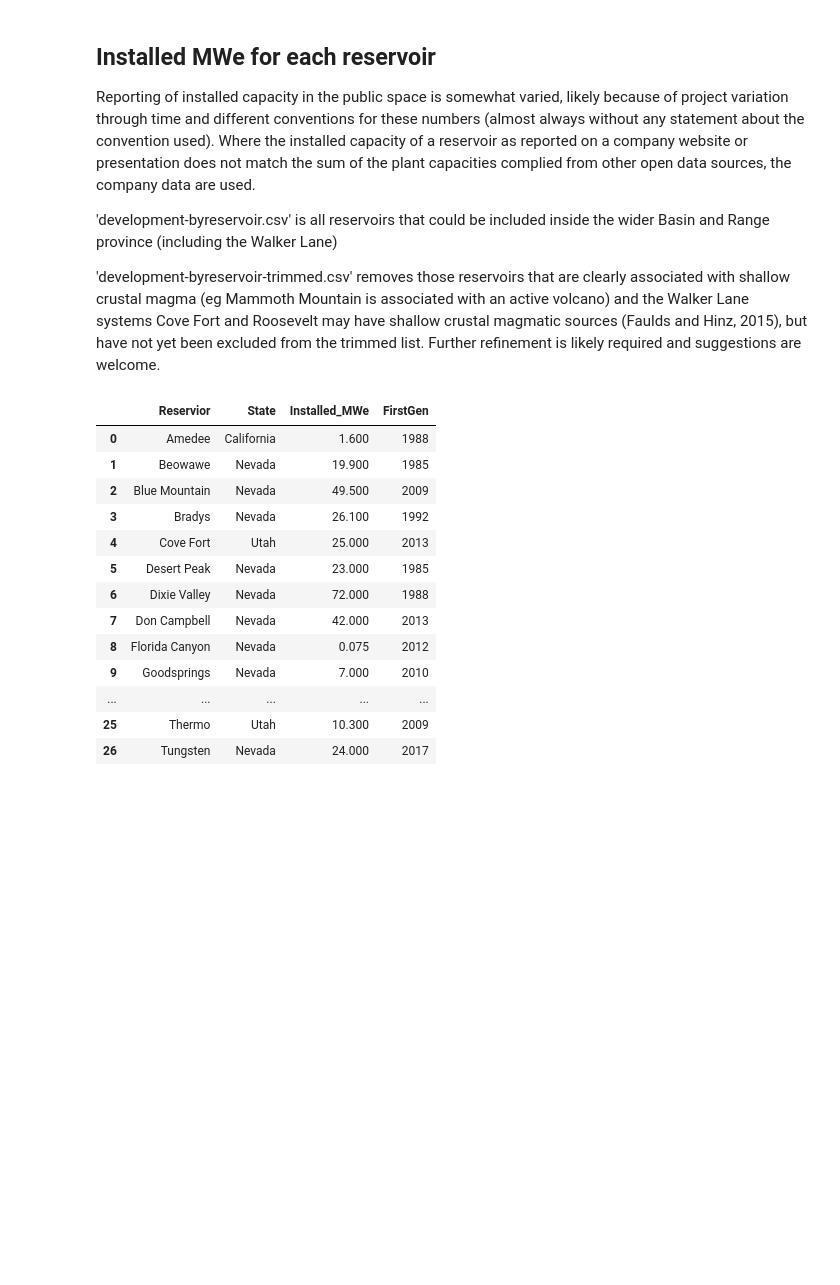
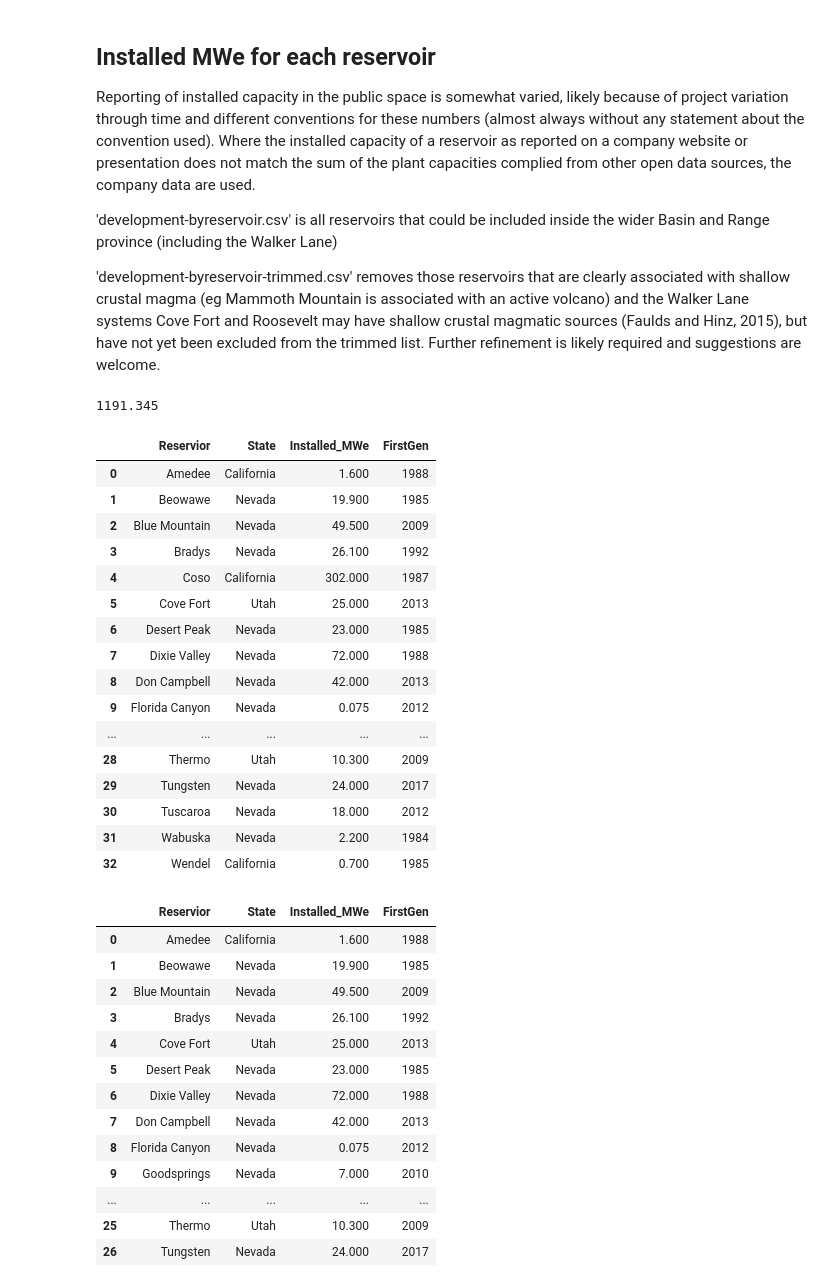
Before and after one commit to ICWallis/geothermal-cookbook, a Jupyter notebook: development-US-Basin-and-Range.ipynb, the cells around one changed output. Saved outputs shown, nothing was run; the diff lists cells and outputs as text; code cells hidden in the pictures; blank space fills up the shorter version.

Commit message:
Add total installed capacity

```diff
--- a/development-US-Basin-and-Range.ipynb
+++ b/development-US-Basin-and-Range.ipynb
@@ -19,6 +19,29 @@ Reporting of installed capacity in the public space is somewhat varied, likely b
 'development-byreservoir.csv' is all reservoirs that could be included inside the wider Basin and Range province (including the Walker Lane)
 
 'development-byreservoir-trimmed.csv' removes those reservoirs that are clearly associated with shallow crustal magma (eg Mammoth Mountain is associated with an active volcano) and the Walker Lane systems Cove Fort and Roosevelt may have shallow crustal magmatic sources (Faulds and Hinz, 2015), but have not yet been excluded from the trimmed list. Further refinement is likely required and suggestions are welcome.
+# %%
+all_reserviors = pd.read_csv(r'development-byreservoir.csv')
+print(all_reserviors.Installed_MWe.sum())
+all_reserviors
+# %% [output]
+1191.345
+|  | Reservior | State | Installed_MWe | FirstGen |
+| 0 | Amedee | California | 1.600 | 1988 |
+| 1 | Beowawe | Nevada | 19.900 | 1985 |
+| 2 | Blue Mountain | Nevada | 49.500 | 2009 |
+| 3 | Bradys | Nevada | 26.100 | 1992 |
+| 4 | Coso | California | 302.000 | 1987 |
+| 5 | Cove Fort | Utah | 25.000 | 2013 |
+| 6 | Desert Peak | Nevada | 23.000 | 1985 |
+| 7 | Dixie Valley | Nevada | 72.000 | 1988 |
+| 8 | Don Campbell | Nevada | 42.000 | 2013 |
+| 9 | Florida Canyon | Nevada | 0.075 | 2012 |
+| ... | ... | ... | ... | ... |
+| 28 | Thermo | Utah | 10.300 | 2009 |
+| 29 | Tungsten | Nevada | 24.000 | 2017 |
+| 30 | Tuscaroa | Nevada | 18.000 | 2012 |
+| 31 | Wabuska | Nevada | 2.200 | 1984 |
+| 32 | Wendel | California | 0.700 | 1985 |
 # %%
 #reserviors = pd.read_csv(r'development-byreservoir.csv')
 reserviors = pd.read_csv(r'development-byreservoir-trimmed.csv')
```
